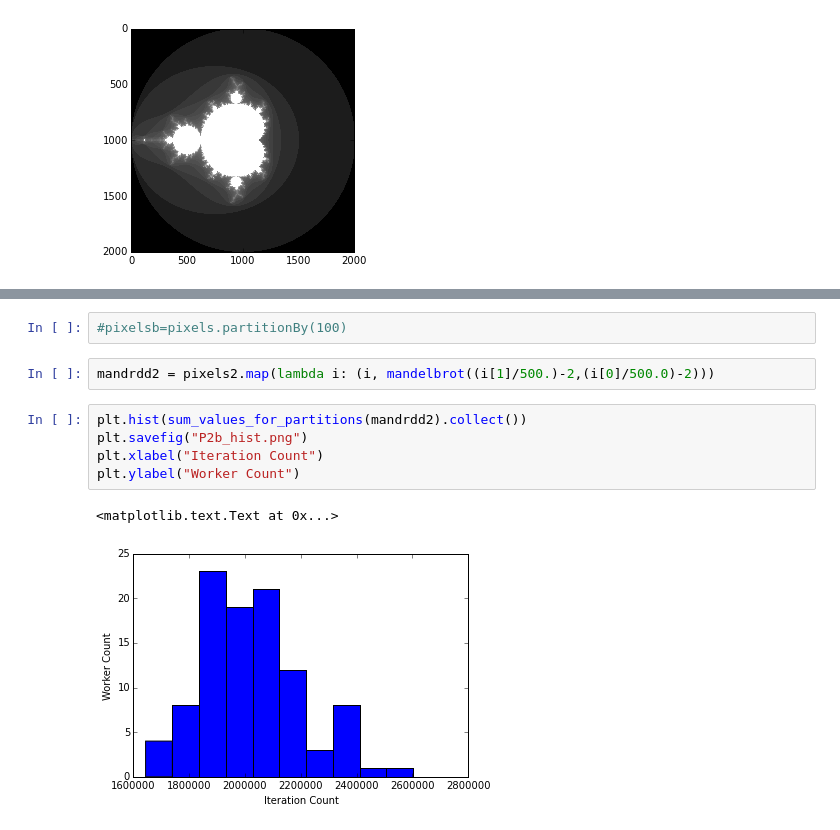
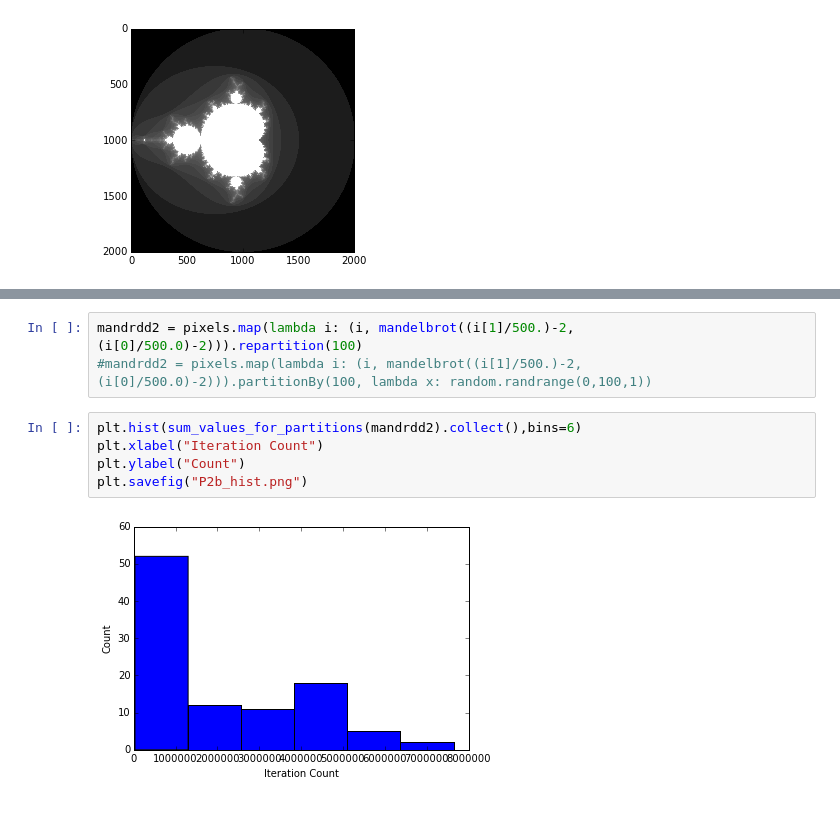
Before and after one commit to harvard-cs205/cs205-homework, a Jupyter notebook: HW1/P2/P2.ipynb, the cells around one changed output, grey strips where cells are left out. Cells and saved outputs as stored; diff of their text form.

Commit message:
updated repartition method in P2

```diff
--- a/HW1/P2/P2.ipynb
+++ b/HW1/P2/P2.ipynb
@@ -75,13 +61,11 @@ pixels2 = pix1Drand.cartesian(pix1Drand)
-# %%
-#pixelsb=pixels.partitionBy(100)
 # %%
-mandrdd2 = pixels2.map(lambda i: (i, mandelbrot((i[1]/500.)-2,(i[0]/500.0)-2)))
+mandrdd2 = pixels.map(lambda i: (i, mandelbrot((i[1]/500.)-2,(i[0]/500.0)-2))).repartition(100)
+#mandrdd2 = pixels.map(lambda i: (i, mandelbrot((i[1]/500.)-2,(i[0]/500.0)-2))).partitionBy(100, lambda x: random.randrange(0,100,1))
 # %%
-plt.hist(sum_values_for_partitions(mandrdd2).collect())
+plt.hist(sum_values_for_partitions(mandrdd2).collect(),bins=6)
+plt.xlabel("Iteration Count")
+plt.ylabel("Count")
 plt.savefig("P2b_hist.png")
-plt.xlabel("Iteration Count")
-plt.ylabel("Worker Count")
 # %% [output]
-<matplotlib.text.Text at 0x...>
-[figure, old version]
+[figure, new version]
 # %%
```
Also changed, not shown: parts of 3 cells of this notebook, 1 other file.
